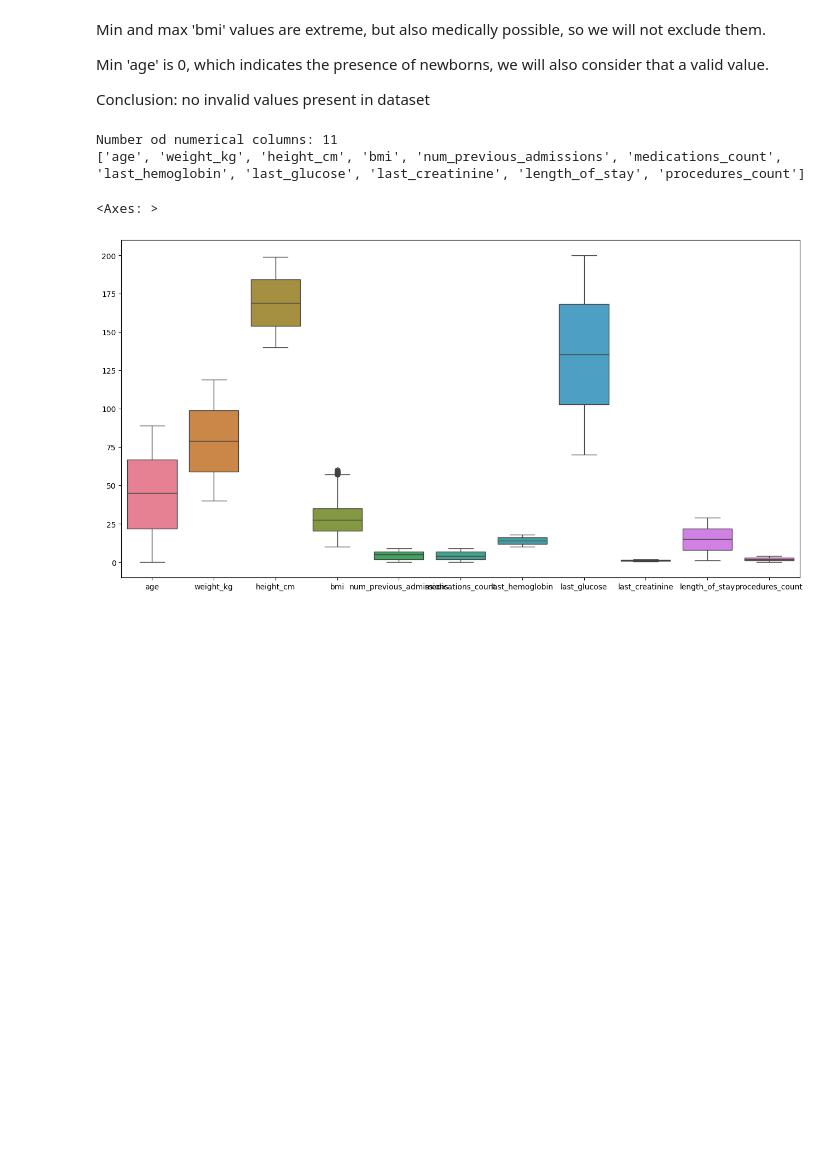
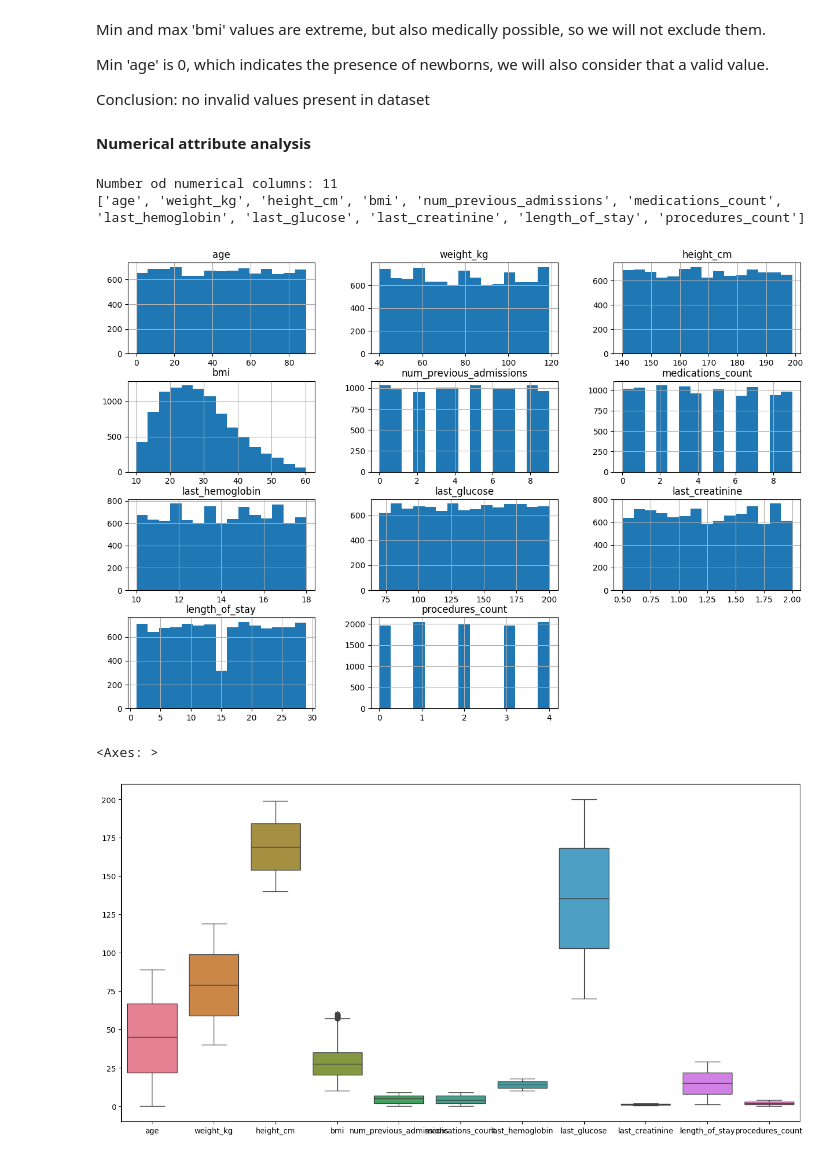
Before and after one commit to irinaradanovic/Hospital-Readmission-Risk-Prediction-ML-Classification-Project, a Jupyter notebook: hospital_readmission_risk.ipynb, the cells around one changed output. Drawn from its saved outputs; the diff is of its cells as text; code cells hidden in the pictures; blank space fills up the shorter version.

```diff
--- a/hospital_readmission_risk.ipynb
+++ b/hospital_readmission_risk.ipynb
@@ -103,6 +118,8 @@ Min and max 'bmi' values are extreme, but also medically possible, so we will no
 Min 'age' is 0, which indicates the presence of newborns, we will also consider that a valid value.
 
 Conclusion: no invalid values present in dataset
+# %% [markdown]
+**Numerical attribute analysis**
 # %%
 numerical_cols = df.select_dtypes(include=np.number).columns.to_list()
 print(f"Number od numerical columns: {len(numerical_cols)}")
@@ -110,6 +127,11 @@ print(numerical_cols)
 # %% [output]
 Number od numerical columns: 11
 ['age', 'weight_kg', 'height_cm', 'bmi', 'num_previous_admissions', 'medications_count', 'last_hemoglobin', 'last_glucose', 'last_creatinine', 'length_of_stay', 'procedures_count']
+# %%
+df[numerical_cols].hist(bins = 15, figsize=(15,10))
+plt.show()
+# %% [output]
+[figure, added]
 # %%
 plt.figure(figsize=(16, 8))
 sns.boxplot(data=df[numerical_cols])
```
Also changed, not shown: parts of 27 cells of this notebook.
